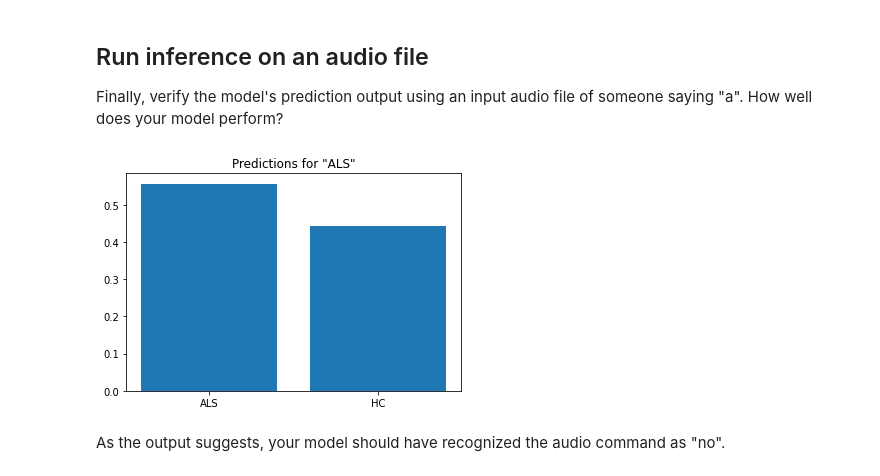
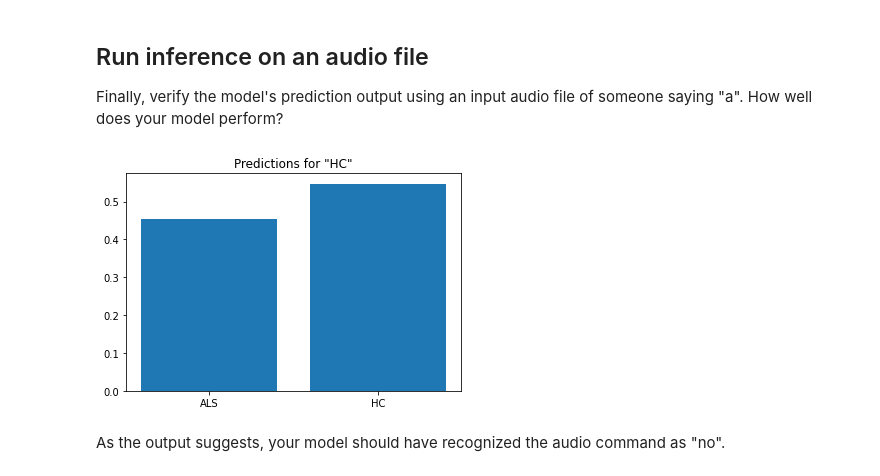
Before and after one commit to realfranser/ela-patient-recognition, a Jupyter notebook: src/main.ipynb, the cells around one changed output. Cells and saved outputs as stored; diff of their text form; code cells hidden in the pictures.

```diff
--- a/src/main.ipynb
+++ b/src/main.ipynb
@@ -496,16 +488,16 @@ plt.show()
 
 Finally, verify the model's prediction output using an input audio file of someone saying "a". How well does your model perform?
 # %%
-sample_file = data_dir/'ALS/080_a.wav'
+sample_file = data_dir/'HC/002_a.wav'
 
 sample_ds = preprocess_dataset([str(sample_file)])
 
 for spectrogram, label in sample_ds.batch(1):
   prediction = model(spectrogram)
   plt.bar(commands, tf.nn.softmax(prediction[0]))
   plt.title(f'Predictions for "{commands[label[0]]}"')
   plt.show()
 # %% [output]
-[figure, old version]
+[figure, new version]
 # %% [markdown]
 As the output suggests, your model should have recognized the audio command as "no".
```
Also changed, not shown: parts of 11 cells of this notebook.
